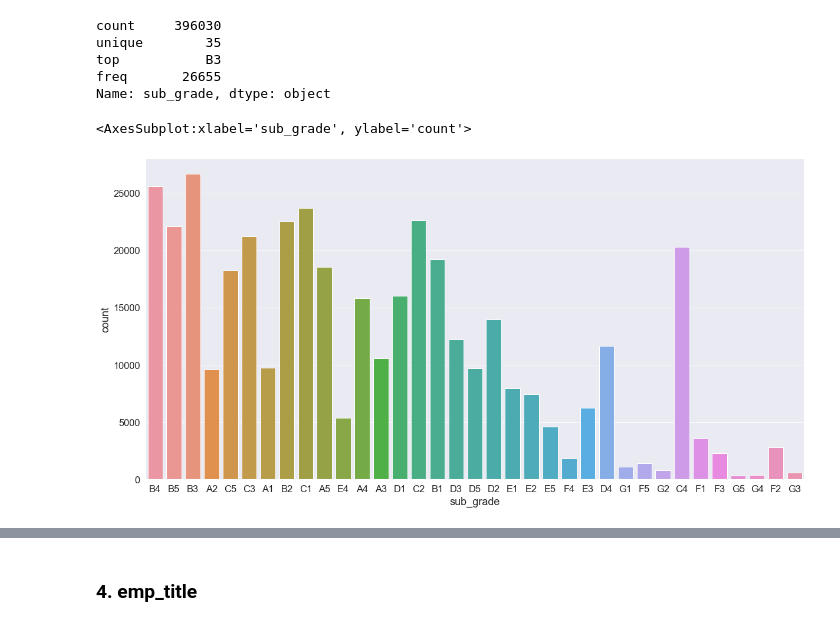
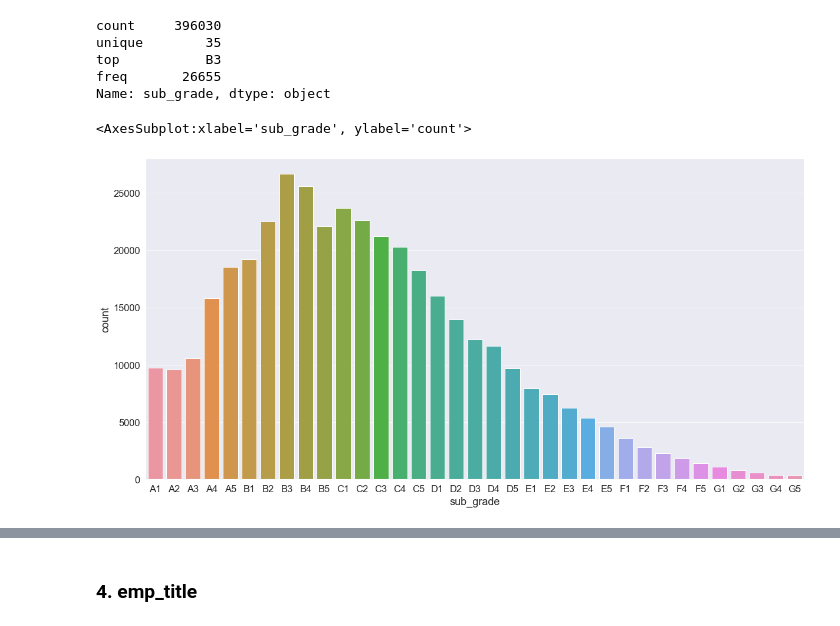
Before and after one commit to Ganesh4693/Lending-Club, a Jupyter notebook: lending.ipynb, the cells around one changed output, grey strips where cells are left out. Saved outputs shown, nothing was run; the diff lists cells and outputs as text; code cells hidden in the pictures.

```diff
--- a/lending.ipynb
+++ b/lending.ipynb
@@ -955,9 +1025,11 @@ unique        35
 top           B3
 freq       26655
 Name: sub_grade, dtype: object
+# %%
+sub_grades=sorted(data1.sub_grade.unique())
 # %%
 plt.figure(figsize=(20,10))
-sns.countplot(data=data1,x='sub_grade')
+sns.countplot(data=data1,x='sub_grade',order=sub_grades)
 # %% [output]
 <AxesSubplot:xlabel='sub_grade', ylabel='count'>
-[figure, old version]
+[figure, new version]
```
Also changed, not shown: parts of 57 cells of this notebook.
